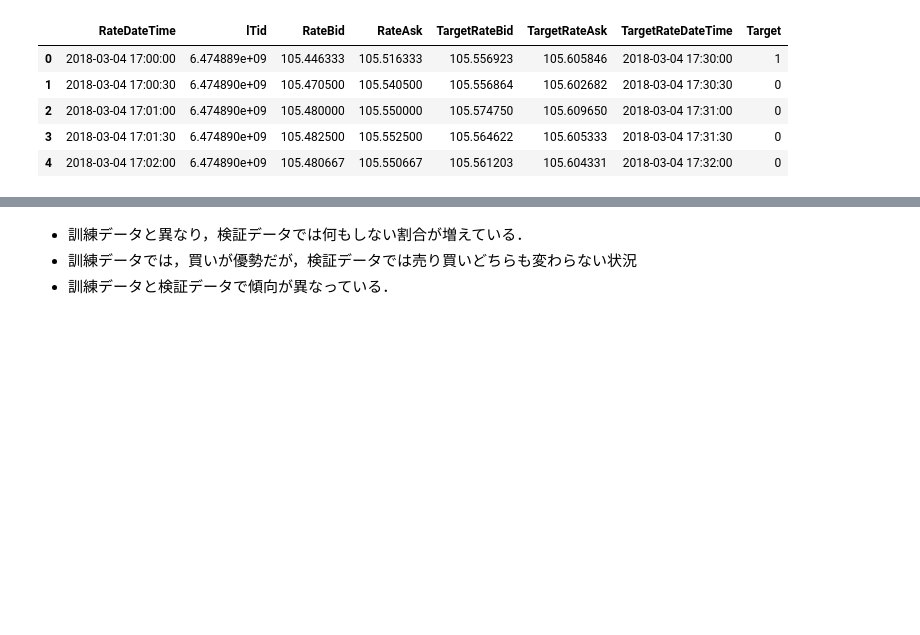
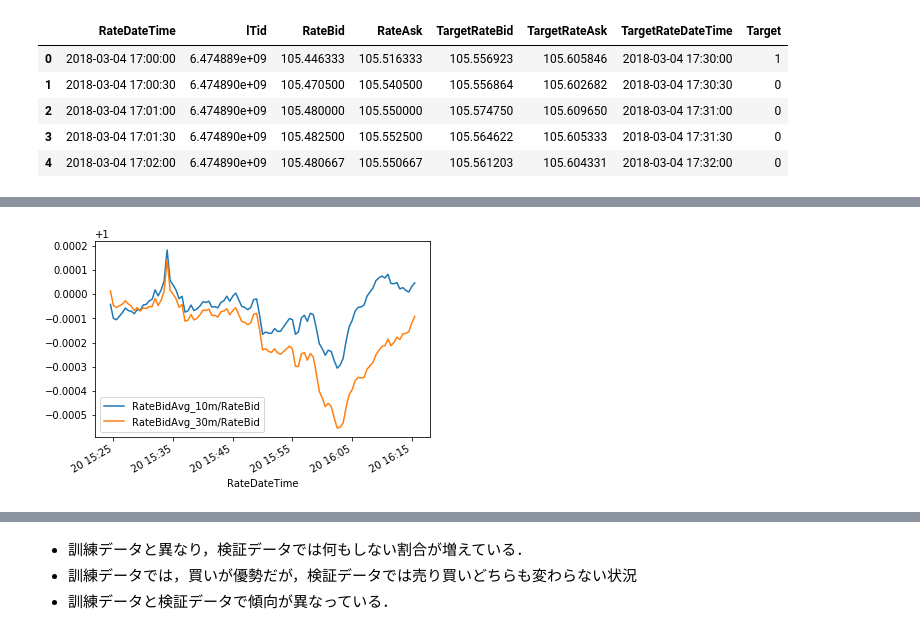
Before and after one commit to namakemono/exchange-notebook, a Jupyter notebook: [2018-04-24] 為替の予測.ipynb, the cells around one changed output, grey strips where cells are left out. Drawn from its saved outputs; the diff is of its cells as text; code cells hidden in the pictures; blank space fills up the shorter version.

```diff
--- a/[2018-04-24] 為替の予測.ipynb
+++ b/[2018-04-24] 為替の予測.ipynb
@@ -128 +142,5 @@ df.head()
+# %%
+df[-100:].set_index("RateDateTime")[["RateBidAvg_10m/RateBid", "RateBidAvg_30m/RateBid"]].plot();
+# %% [output]
+[figure, added]
 # %%
```
Also changed, not shown: parts of 23 cells of this notebook.
